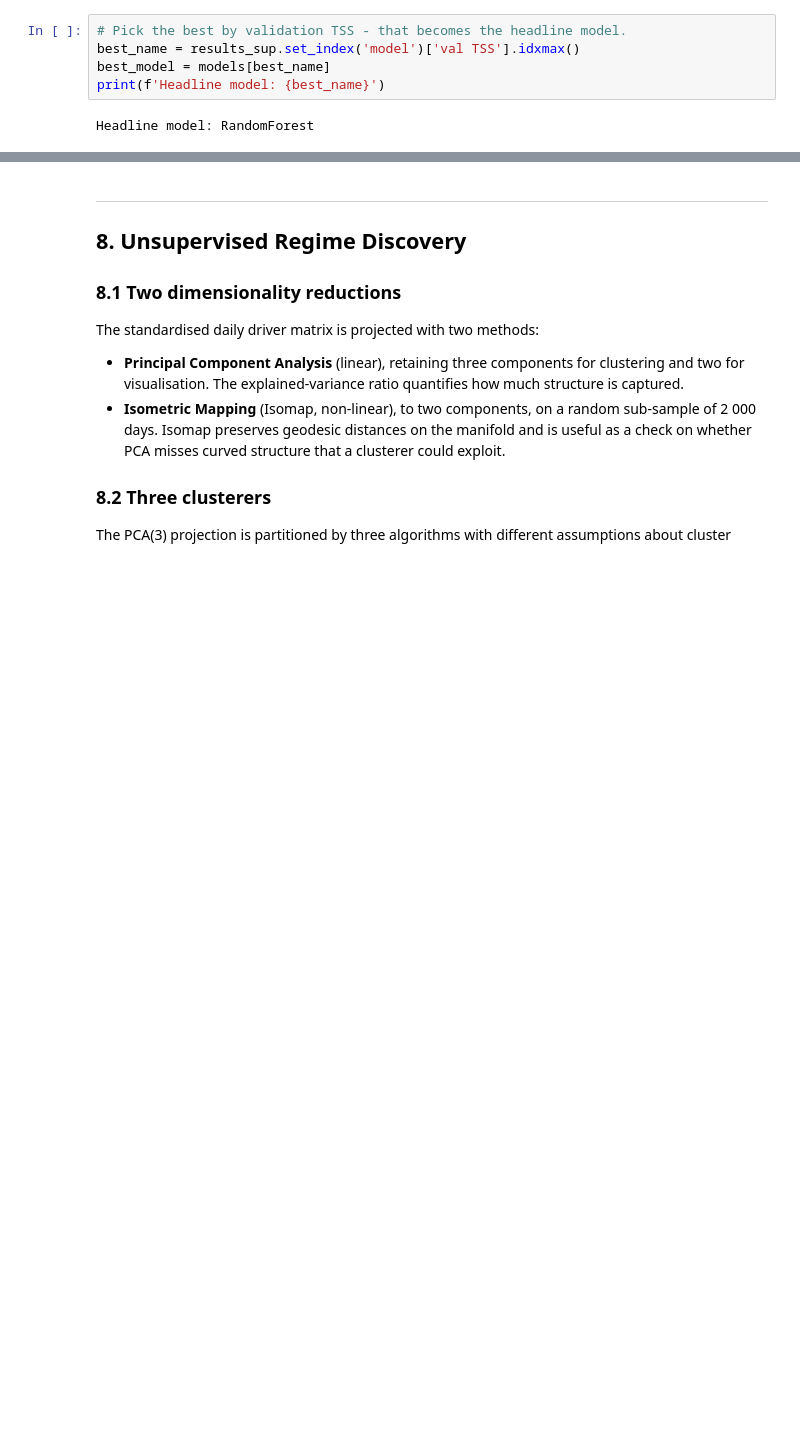
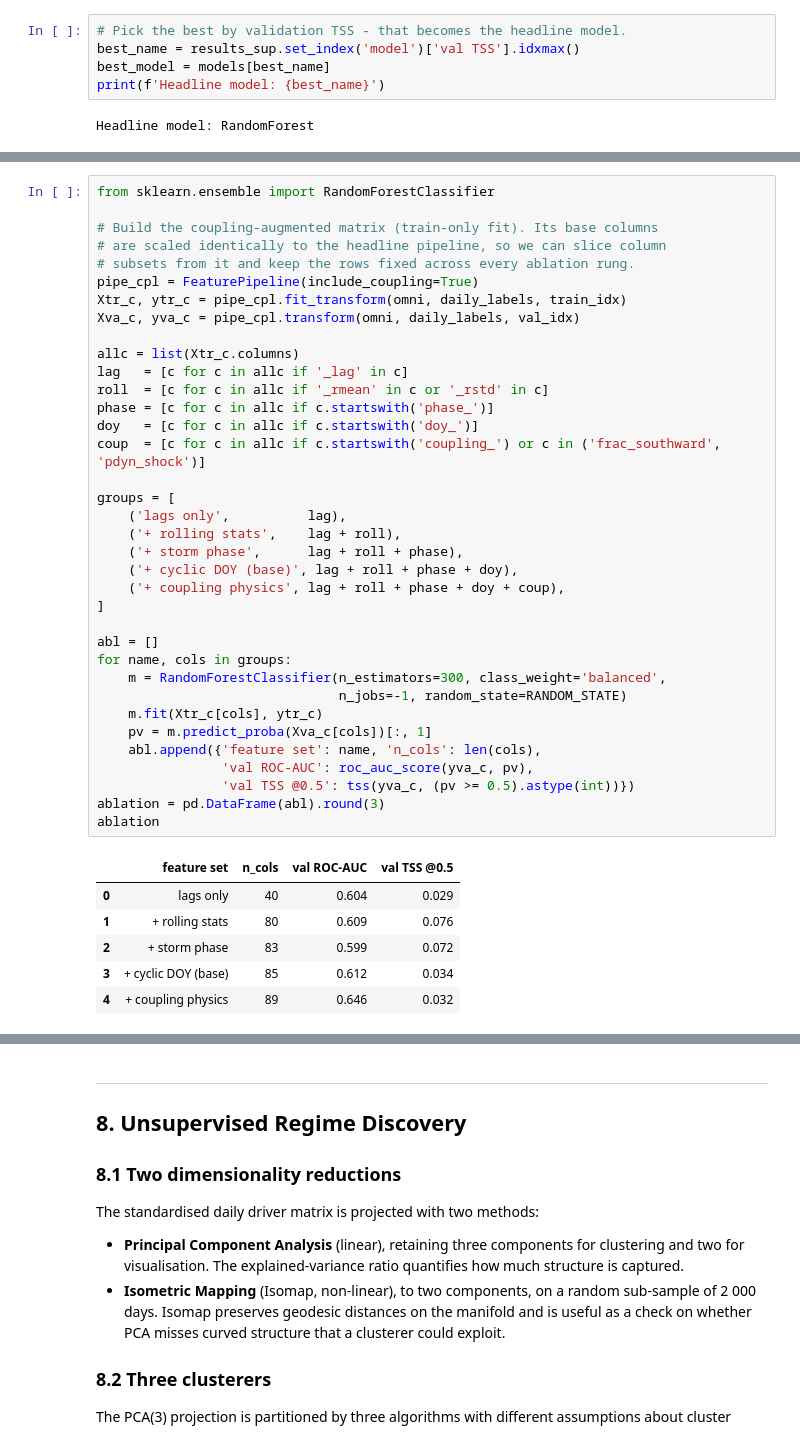
Before and after one commit to niki7o/HelioGuard, a Jupyter notebook: notebooks/helioguard.ipynb, the cells around one changed output, grey strips where cells are left out. Drawn from its saved outputs; the diff is of its cells as text; blank space fills up the shorter version.

```diff
--- a/notebooks/helioguard.ipynb
+++ b/notebooks/helioguard.ipynb
@@ -811,0 +829,43 @@ Headline model: RandomForest
+# %%
+from sklearn.ensemble import RandomForestClassifier
+
+# Build the coupling-augmented matrix (train-only fit). Its base columns
+# are scaled identically to the headline pipeline, so we can slice column
+# subsets from it and keep the rows fixed across every ablation rung.
+pipe_cpl = FeaturePipeline(include_coupling=True)
+Xtr_c, ytr_c = pipe_cpl.fit_transform(omni, daily_labels, train_idx)
+Xva_c, yva_c = pipe_cpl.transform(omni, daily_labels, val_idx)
+
+allc = list(Xtr_c.columns)
+lag   = [c for c in allc if '_lag' in c]
+roll  = [c for c in allc if '_rmean' in c or '_rstd' in c]
+phase = [c for c in allc if c.startswith('phase_')]
+doy   = [c for c in allc if c.startswith('doy_')]
+coup  = [c for c in allc if c.startswith('coupling_') or c in ('frac_southward', 'pdyn_shock')]
+
+groups = [
+    ('lags only',          lag),
+    ('+ rolling stats',    lag + roll),
+    ('+ storm phase',      lag + roll + phase),
+    ('+ cyclic DOY (base)', lag + roll + phase + doy),
+    ('+ coupling physics', lag + roll + phase + doy + coup),
+]
+
+abl = []
+for name, cols in groups:
+    m = RandomForestClassifier(n_estimators=300, class_weight='balanced',
+                               n_jobs=-1, random_state=RANDOM_STATE)
+    m.fit(Xtr_c[cols], ytr_c)
+    pv = m.predict_proba(Xva_c[cols])[:, 1]
+    abl.append({'feature set': name, 'n_cols': len(cols),
+                'val ROC-AUC': roc_auc_score(yva_c, pv),
+                'val TSS @0.5': tss(yva_c, (pv >= 0.5).astype(int))})
+ablation = pd.DataFrame(abl).round(3)
+ablation
+# %% [output]
+|  | feature set | n_cols | val ROC-AUC | val TSS @0.5 |
+| 0 | lags only | 40 | 0.604 | 0.029 |
+| 1 | + rolling stats | 80 | 0.609 | 0.076 |
+| 2 | + storm phase | 83 | 0.599 | 0.072 |
+| 3 | + cyclic DOY (base) | 85 | 0.612 | 0.034 |
+| 4 | + coupling physics | 89 | 0.646 | 0.032 |
```
Also changed, not shown: parts of 5 cells of this notebook, 1 other file.
